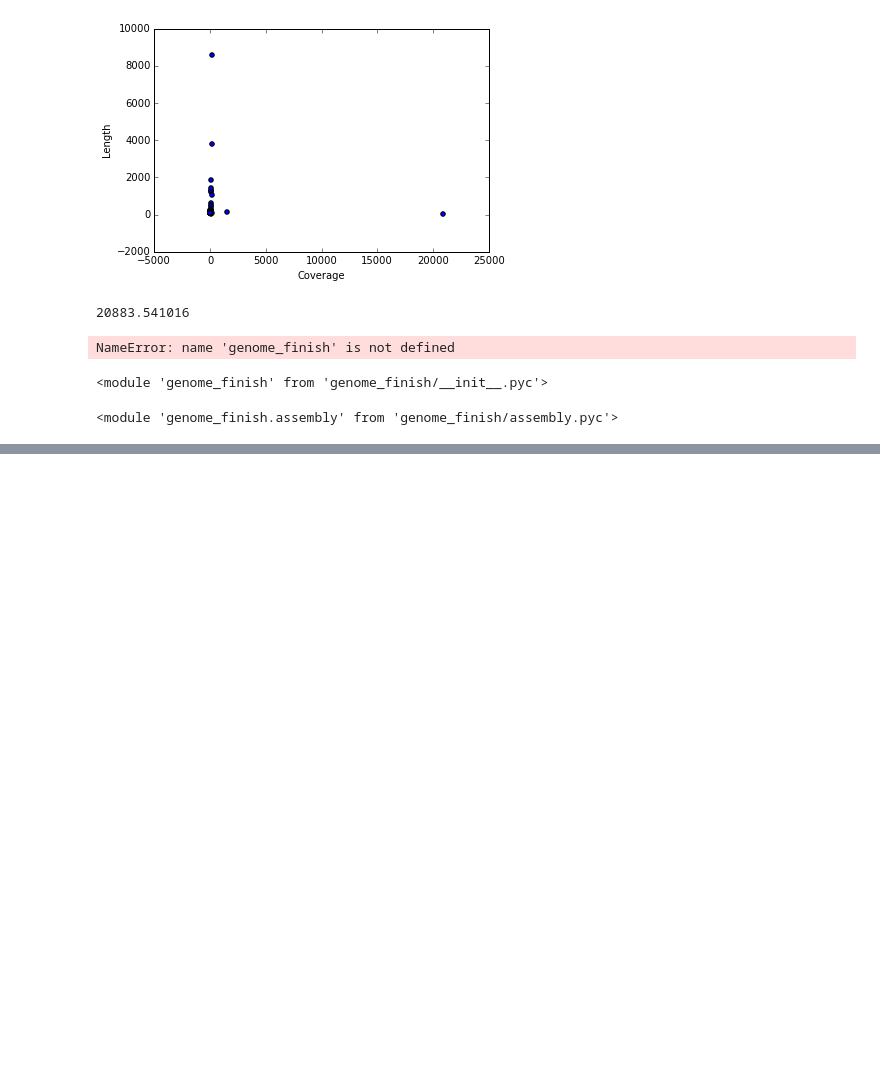
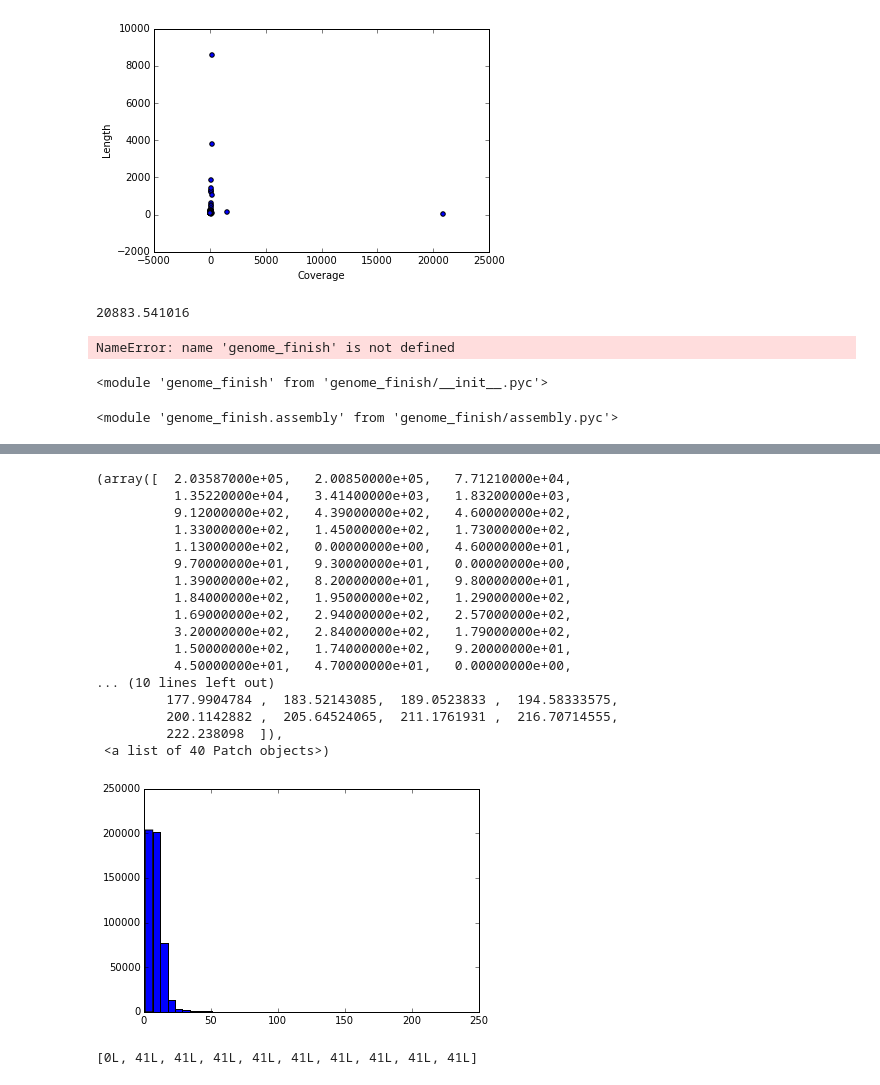
Before and after one commit to woodymit/millstone, a Jupyter notebook: genome_designer/assembly_testing.ipynb, the cells around one changed output, grey strips where cells are left out. Cells and saved outputs as stored; diff of their text form; code cells hidden in the pictures; blank space fills up the shorter version.

```diff
--- a/genome_designer/assembly_testing.ipynb
+++ b/genome_designer/assembly_testing.ipynb
@@ -182,0 +241,25 @@ contig = Contig.objects.get(parent_reference_genome__label='50kb_ref')
+# %%
+plt.hist(coverage[0:10000], weights=length[0:10000], bins=40)
+# %% [output]
+(array([  2.03587000e+05,   2.00850000e+05,   7.71210000e+04,
+          1.35220000e+04,   3.41400000e+03,   1.83200000e+03,
+          9.12000000e+02,   4.39000000e+02,   4.60000000e+02,
+          1.33000000e+02,   1.45000000e+02,   1.73000000e+02,
+          1.13000000e+02,   0.00000000e+00,   4.60000000e+01,
+          9.70000000e+01,   9.30000000e+01,   0.00000000e+00,
+          1.39000000e+02,   8.20000000e+01,   9.80000000e+01,
+          1.84000000e+02,   1.95000000e+02,   1.29000000e+02,
+          1.69000000e+02,   2.94000000e+02,   2.57000000e+02,
+          3.20000000e+02,   2.84000000e+02,   1.79000000e+02,
+          1.50000000e+02,   1.74000000e+02,   9.20000000e+01,
+          4.50000000e+01,   4.70000000e+01,   0.00000000e+00,
+... (10 lines left out)
+         177.9904784 ,  183.52143085,  189.0523833 ,  194.58333575,
+         200.1142882 ,  205.64524065,  211.1761931 ,  216.70714555,
+         222.238098  ]),
+ <a list of 40 Patch objects>)
+[figure, added]
+# %%
+sorted(length)[0:10]
+# %% [output]
+[0L, 41L, 41L, 41L, 41L, 41L, 41L, 41L, 41L, 41L]
```
Also changed, not shown: parts of 8 cells of this notebook, 2 other files.
